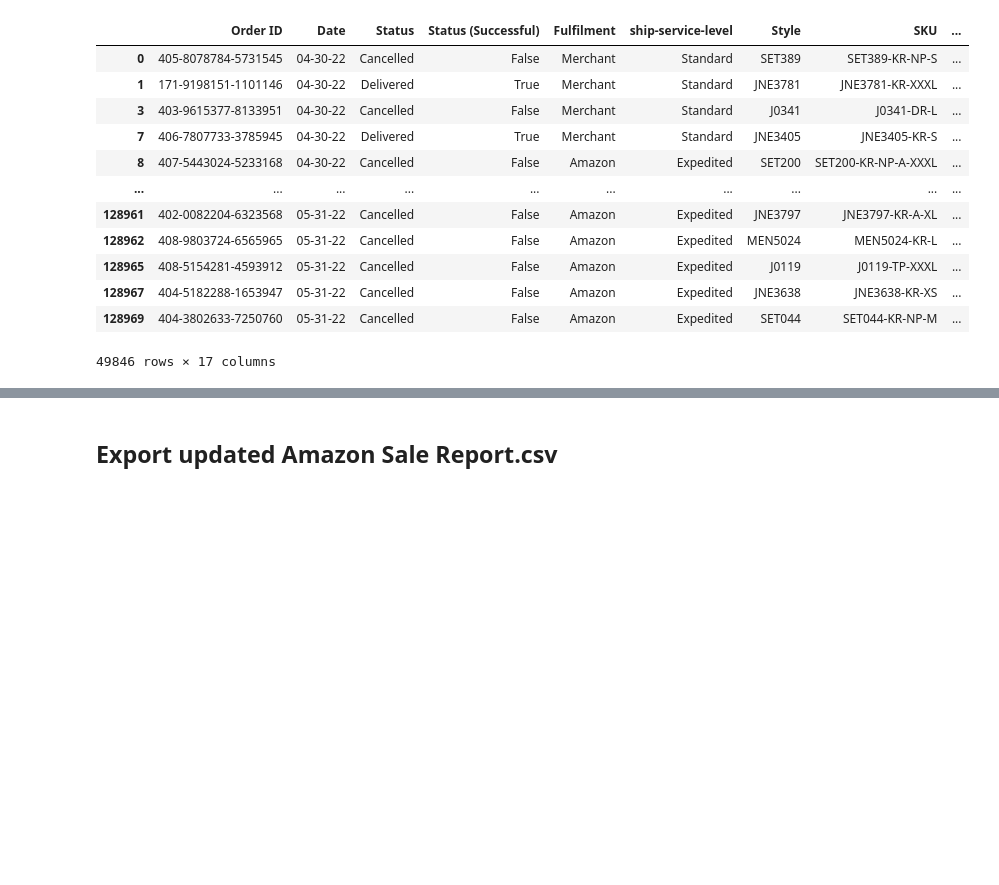
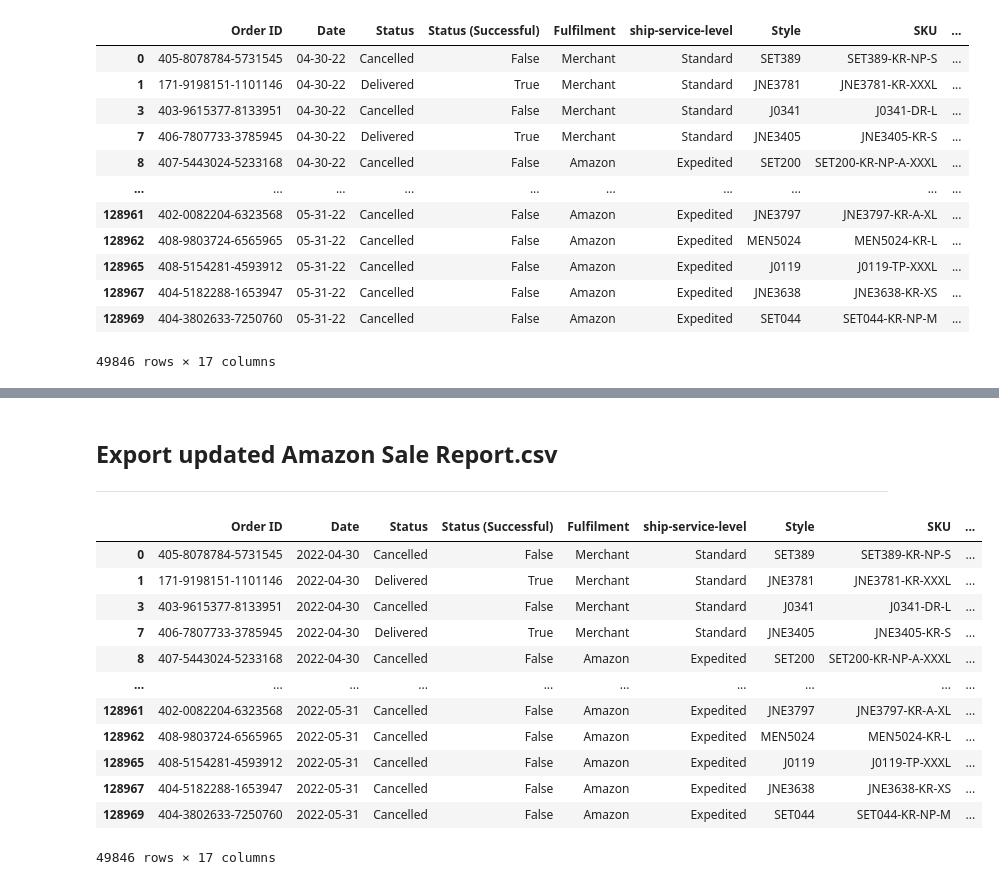
Before and after one commit to brianna-mitri/project-1, a Jupyter notebook: BM_Work/cleaning.ipynb, the cells around one changed output, grey strips where cells are left out. Cells and saved outputs as stored; diff of their text form; code cells hidden in the pictures; blank space fills up the shorter version.

```diff
--- a/BM_Work/cleaning.ipynb
+++ b/BM_Work/cleaning.ipynb
@@ -225,0 +253,3 @@ consumer_sale_df
+# %%
+# convert date column from object to datetime data type
+consumer_sale_df['Date'] = pd.to_datetime(consumer_sale_df['Date'], format='%m-%d-%y')
@@ -225,0 +258,3 @@ consumer_sale_df
+# %%
+# convert ship-postal-code column from float to integer data type
+consumer_sale_df['ship-postal-code'] = consumer_sale_df['ship-postal-code'].astype('Int64')
@@ -226,5 +283,23 @@ consumer_sale_df
 # %% [markdown]
 ## Export updated Amazon Sale Report.csv
+---
+# %%
+# display current df
+consumer_sale_df
+# %% [output]
+|  | Order ID | Date | Status | Status (Successful) | Fulfilment | ship-service-level | Style | SKU | ... |
+| 0 | 405-8078784-5731545 | 2022-04-30 | Cancelled | False | Merchant | Standard | SET389 | SET389-KR-NP-S | ... |
+| 1 | 171-9198151-1101146 | 2022-04-30 | Delivered | True | Merchant | Standard | JNE3781 | JNE3781-KR-XXXL | ... |
+| 3 | 403-9615377-8133951 | 2022-04-30 | Cancelled | False | Merchant | Standard | J0341 | J0341-DR-L | ... |
+| 7 | 406-7807733-3785945 | 2022-04-30 | Delivered | True | Merchant | Standard | JNE3405 | JNE3405-KR-S | ... |
+| 8 | 407-5443024-5233168 | 2022-04-30 | Cancelled | False | Amazon | Expedited | SET200 | SET200-KR-NP-A-XXXL | ... |
+| ... | ... | ... | ... | ... | ... | ... | ... | ... | ... |
+| 128961 | 402-0082204-6323568 | 2022-05-31 | Cancelled | False | Amazon | Expedited | JNE3797 | JNE3797-KR-A-XL | ... |
+| 128962 | 408-9803724-6565965 | 2022-05-31 | Cancelled | False | Amazon | Expedited | MEN5024 | MEN5024-KR-L | ... |
+| 128965 | 408-5154281-4593912 | 2022-05-31 | Cancelled | False | Amazon | Expedited | J0119 | J0119-TP-XXXL | ... |
+| 128967 | 404-5182288-1653947 | 2022-05-31 | Cancelled | False | Amazon | Expedited | JNE3638 | JNE3638-KR-XS | ... |
+| 128969 | 404-3802633-7250760 | 2022-05-31 | Cancelled | False | Amazon | Expedited | SET044 | SET044-KR-NP-M | ... |
+49846 rows × 17 columns
 # %%
 # export updated csv to output folder
 consumer_sale_df.to_csv("../output/cleaned_Amazon Sale Report.csv", index=False)
```
Also changed, not shown: parts of 5 cells of this notebook, 2 other files.
